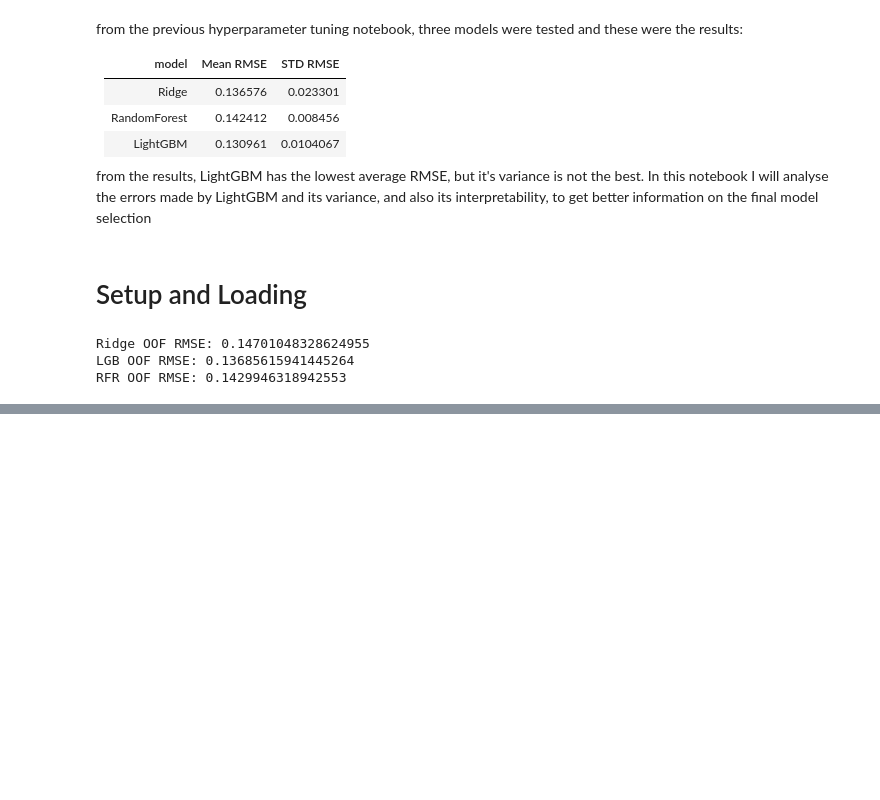
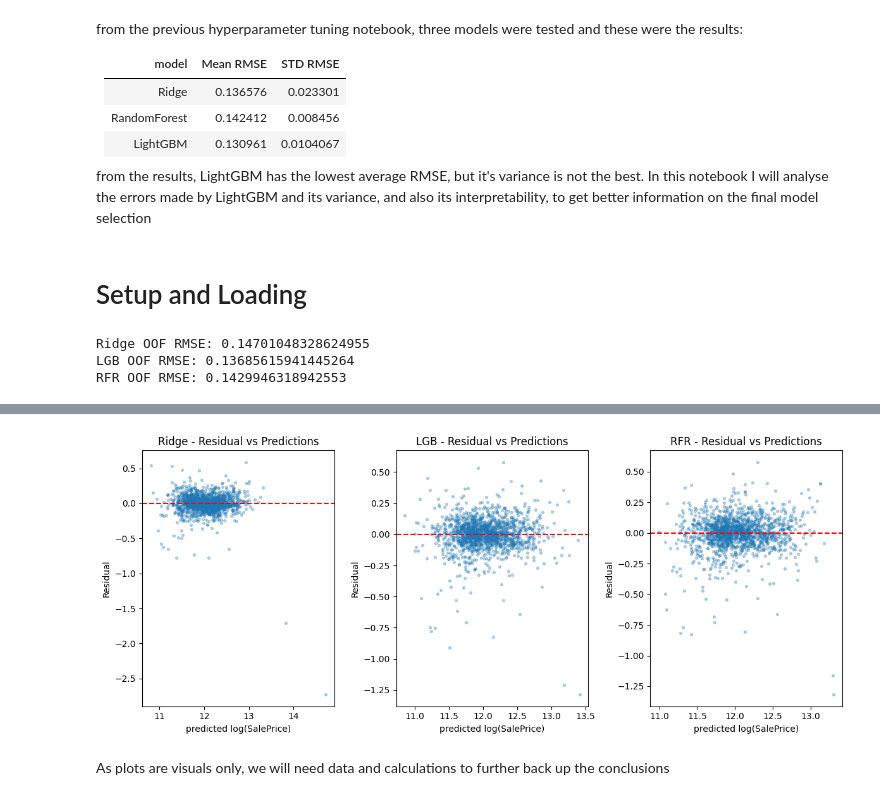
Before and after one commit to jakelis/Kaggle_House_Prices, a Jupyter notebook: notebooks/06_error_analysis.ipynb, the cells around one changed output, grey strips where cells are left out. Saved outputs shown, nothing was run; the diff lists cells and outputs as text; code cells hidden in the pictures; blank space fills up the shorter version.

Commit message:
Updated Error Analysis

```diff
--- a/notebooks/06_error_analysis.ipynb
+++ b/notebooks/06_error_analysis.ipynb
@@ -56,0 +63,12 @@ RFR OOF RMSE: 0.1429946318942553
+# %%
+# analysis dataframe
+analysis_df = pd.DataFrame({
+  'y_true': y,
+  'ridge_pred': ridge_pred,
+  'lgb_pred': lgb_pred,
+  'rfr_pred': rfr_pred
+}, index=X.index)
+
+analysis_df['ridge_residual'] = analysis_df['y_true'] - analysis_df['ridge_pred']
+analysis_df['lgb_residual'] = analysis_df['y_true'] - analysis_df['lgb_pred']
+analysis_df['rfr_residual'] = analysis_df['y_true'] - analysis_df['rfr_pred']
@@ -56,0 +84,39 @@ RFR OOF RMSE: 0.1429946318942553
+# %%
+analysis_df['Neighborhood'] = data['Neighborhood'].values
+analysis_df['HouseSaleAge'] = X['HouseSaleAge'].values
+analysis_df['OverallQual'] = data['OverallQual'].values
+analysis_df['OverallCond'] = data['OverallCond'].values
+# %%
+import matplotlib.pyplot as plt
+plt.figure(figsize=(12,5))
+
+#Plot Ridge
+plt.subplot(1,3,1)
+plt.scatter(analysis_df['ridge_pred'],analysis_df['ridge_residual'], alpha=0.3, s=8)
+plt.axhline(0, color='red', linestyle='--')
+plt.title("Ridge - Residual vs Predictions")
+plt.xlabel("predicted log(SalePrice)")
+plt.ylabel("Residual")
+
+# Plot LGB
+plt.subplot(1,3,2)
+plt.scatter(analysis_df['lgb_pred'],analysis_df['lgb_residual'], alpha=0.3, s=8)
+plt.axhline(0, color='red', linestyle='--')
+plt.title("LGB - Residual vs Predictions")
+plt.xlabel("predicted log(SalePrice)")
+plt.ylabel("Residual")
+
+# Plot RFR
+plt.subplot(1,3,3)
+plt.scatter(analysis_df['rfr_pred'],analysis_df['rfr_residual'], alpha=0.3, s=8)
+plt.axhline(0, color='red', linestyle='--')
+plt.title("RFR - Residual vs Predictions")
+plt.xlabel("predicted log(SalePrice)")
+plt.ylabel("Residual")
+
+plt.tight_layout()
+plt.show()
+# %% [output]
+[figure, added]
+# %% [markdown]
+As plots are visuals only, we will need data and calculations to further back up the conclusions
```
Also changed, not shown: parts of 11 cells of this notebook.
